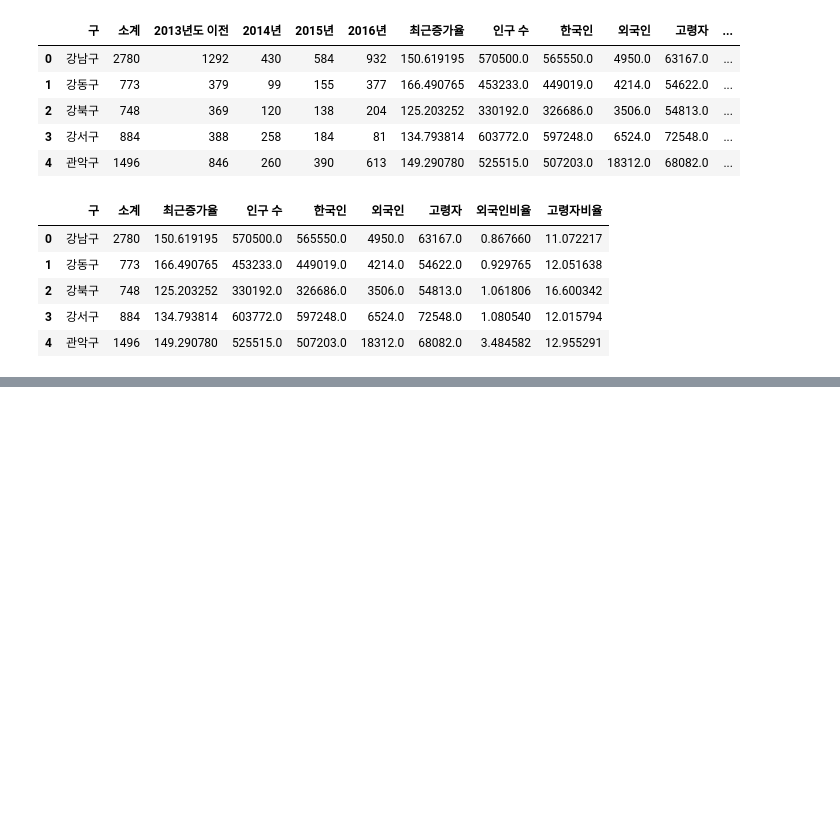
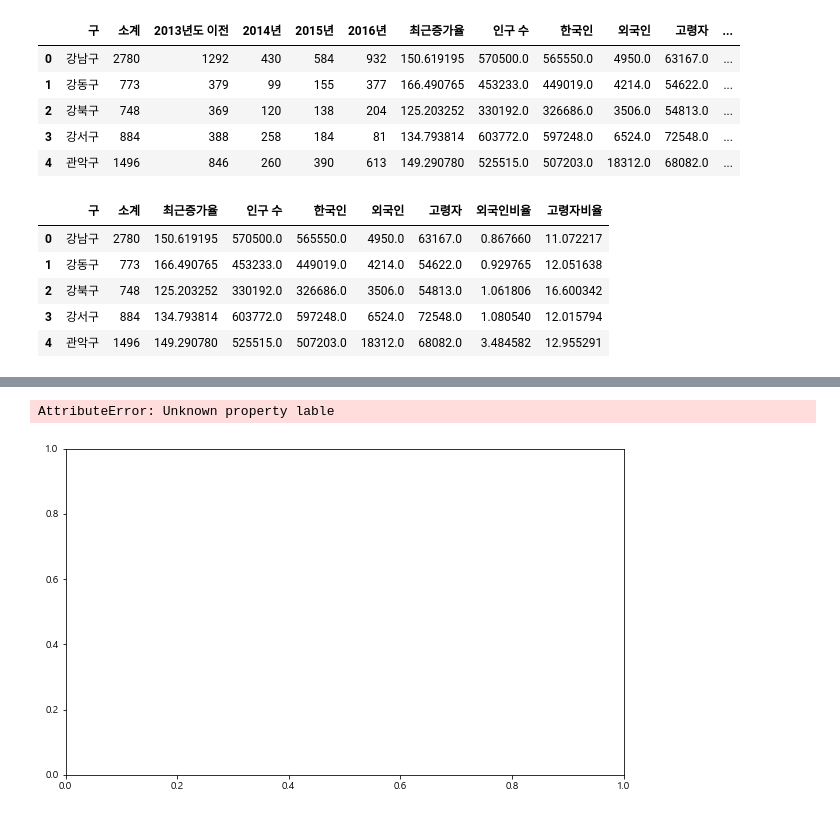
Before and after one commit to Plentir/Python_sync, a Jupyter notebook: 파이썬 머슬캠프/DataFile/source_code/1일차_강의_Excel.ipynb, the cells around one changed output, grey strips where cells are left out. Drawn from its saved outputs; the diff is of its cells as text; code cells hidden in the pictures; blank space fills up the shorter version.

```diff
--- a/파이썬 머슬캠프/DataFile/source_code/1일차_강의_Excel.ipynb
+++ b/파이썬 머슬캠프/DataFile/source_code/1일차_강의_Excel.ipynb
@@ -198,0 +267,19 @@ data_result.head()
+# %%
+plt.figure(figsize = (10, 6))
+
+plt.plot(t, np.sin(t), lable = "Sine")
+plt.plot(t, np.cos(t), r, lable = "Cosine")
+
+plt.legend()
+
+plt.grid()  # 좌표계 그리드 표시
+
+plt.xlabel("Time")  # x축 이름 표시
+plt.ylabel("Amplitude")  # y축 이름 표시
+
+plt.title("The example of sine and cosine wave")  # 그래프 제목 표시
+
+plt.show()
+# %% [output]
+AttributeError: Unknown property lable
+[figure, added]
```
Also changed, not shown: parts of 32 cells of this notebook, 1 other file.
